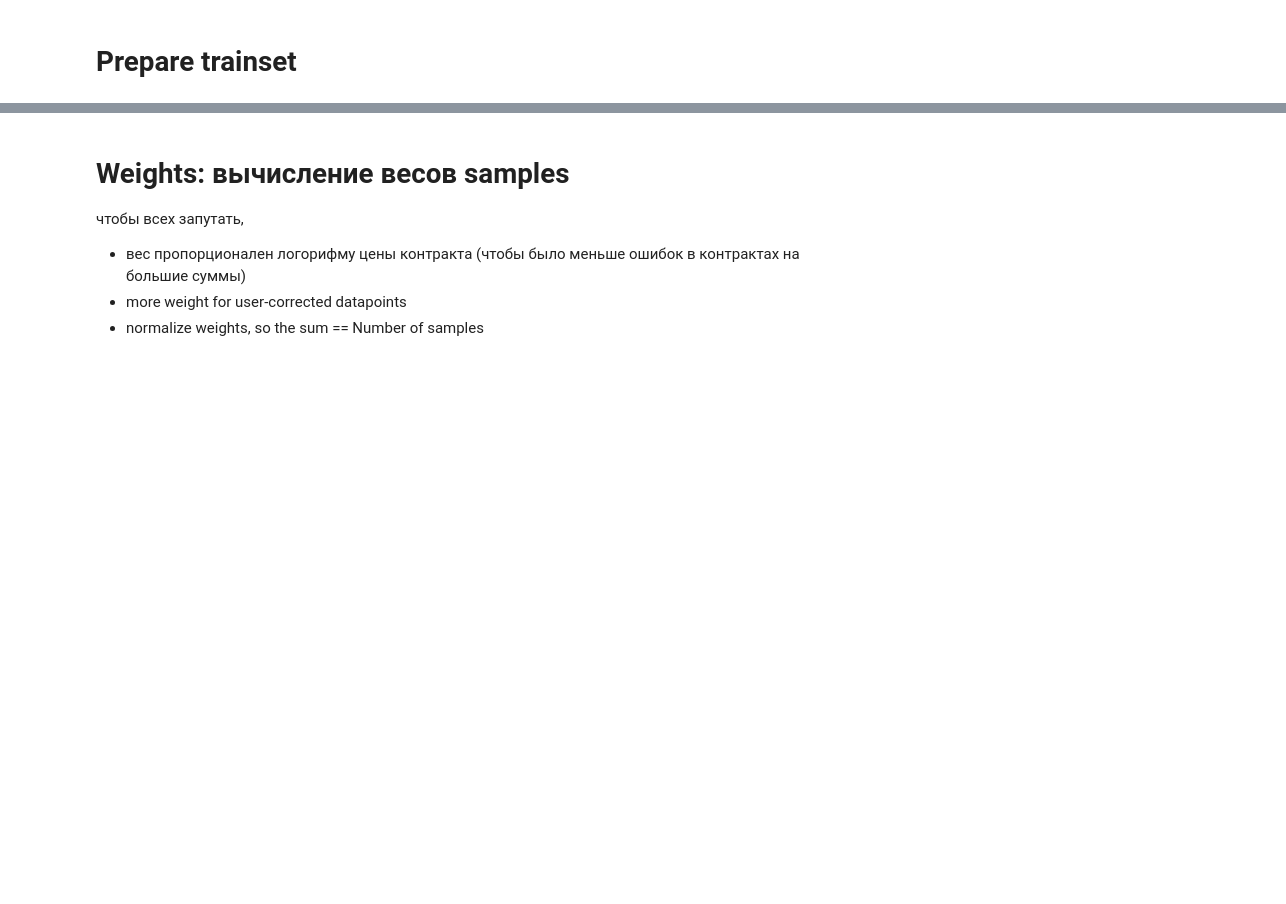
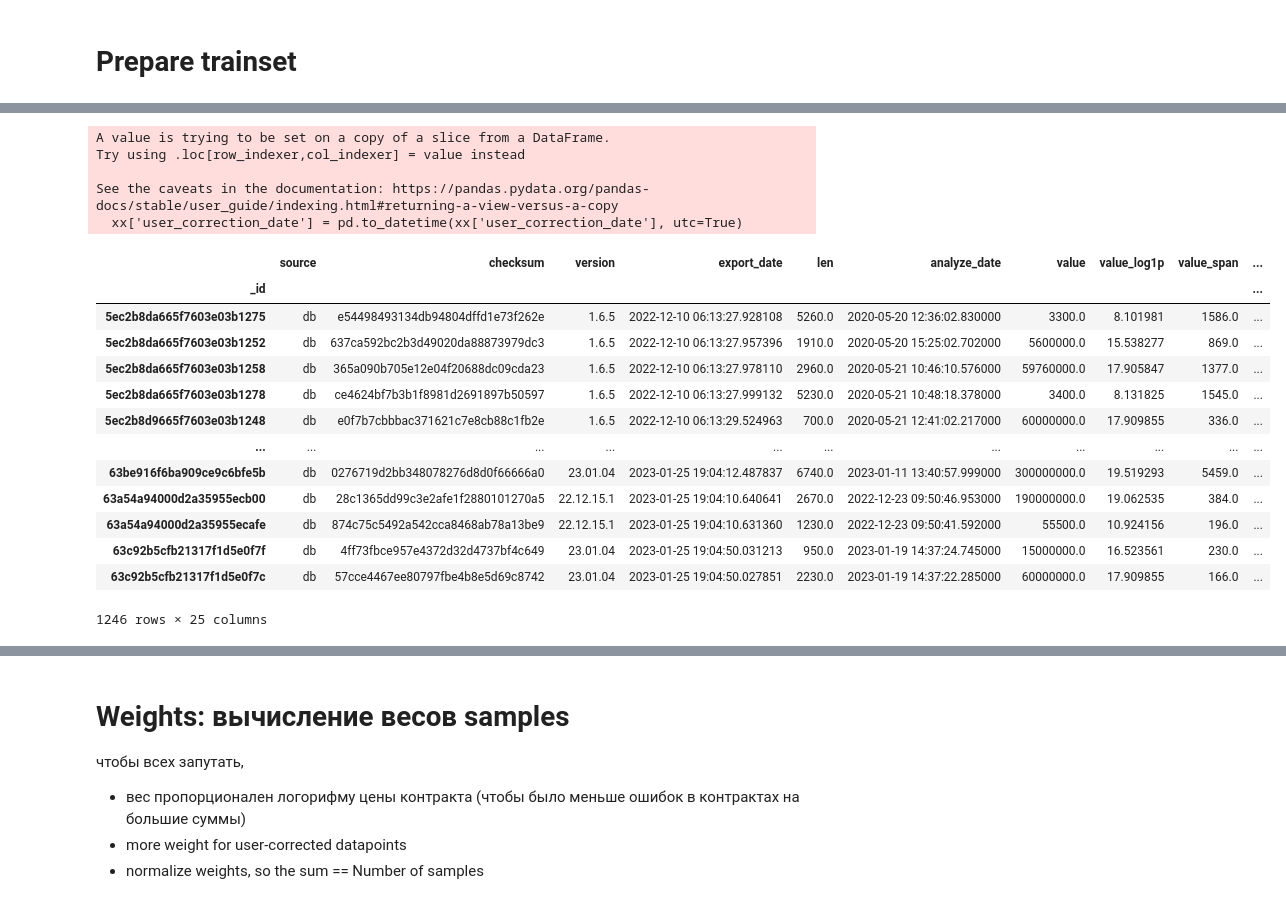
Before and after one commit to LitJane/analyser, a Jupyter notebook: trainsets/retrain_contract_uber_model.ipynb, the cells around one changed output, grey strips where cells are left out. Saved outputs shown, nothing was run; the diff lists cells and outputs as text; code cells hidden in the pictures; blank space fills up the shorter version.

```diff
--- a/trainsets/retrain_contract_uber_model.ipynb
+++ b/trainsets/retrain_contract_uber_model.ipynb
@@ -159,0 +218,33 @@ print(work_dir)
+# %%
+xx = stats.loc[stats['user_correction_date'].notnull()]
+xx['user_correction_date'] = pd.to_datetime(xx['user_correction_date'], utc=True)
+
+
+# xx['user_correction_date'] = xx['user_correction_date'].astype('datetime64[ns]')
+
+
+# xx.to_datetime(df_res['DateTime'], utc=True)
+
+# xx['user_correction_date'] = xx['user_correction_date'].dt.tz_localize(None)
+
+xx.sort_values(['user_correction_date'])
+# %% [output]
+A value is trying to be set on a copy of a slice from a DataFrame.
+Try using .loc[row_indexer,col_indexer] = value instead
+
+See the caveats in the documentation: https://pandas.pydata.org/pandas-docs/stable/user_guide/indexing.html#returning-a-view-versus-a-copy
+  xx['user_correction_date'] = pd.to_datetime(xx['user_correction_date'], utc=True)
+|  | source | checksum | version | export_date | len | analyze_date | value | value_log1p | value_span | ... |
+| _id |  |  |  |  |  |  |  |  |  | ... |
+| 5ec2b8da665f7603e03b1275 | db | e54498493134db94804dffd1e73f262e | 1.6.5 | 2022-12-10 06:13:27.928108 | 5260.0 | 2020-05-20 12:36:02.830000 | 3300.0 | 8.101981 | 1586.0 | ... |
+| 5ec2b8da665f7603e03b1252 | db | 637ca592bc2b3d49020da88873979dc3 | 1.6.5 | 2022-12-10 06:13:27.957396 | 1910.0 | 2020-05-20 15:25:02.702000 | 5600000.0 | 15.538277 | 869.0 | ... |
+| 5ec2b8da665f7603e03b1258 | db | 365a090b705e12e04f20688dc09cda23 | 1.6.5 | 2022-12-10 06:13:27.978110 | 2960.0 | 2020-05-21 10:46:10.576000 | 59760000.0 | 17.905847 | 1377.0 | ... |
+| 5ec2b8da665f7603e03b1278 | db | ce4624bf7b3b1f8981d2691897b50597 | 1.6.5 | 2022-12-10 06:13:27.999132 | 5230.0 | 2020-05-21 10:48:18.378000 | 3400.0 | 8.131825 | 1545.0 | ... |
+| 5ec2b8d9665f7603e03b1248 | db | e0f7b7cbbbac371621c7e8cb88c1fb2e | 1.6.5 | 2022-12-10 06:13:29.524963 | 700.0 | 2020-05-21 12:41:02.217000 | 60000000.0 | 17.909855 | 336.0 | ... |
+| ... | ... | ... | ... | ... | ... | ... | ... | ... | ... | ... |
+| 63be916f6ba909ce9c6bfe5b | db | 0276719d2bb348078276d8d0f66666a0 | 23.01.04 | 2023-01-25 19:04:12.487837 | 6740.0 | 2023-01-11 13:40:57.999000 | 300000000.0 | 19.519293 | 5459.0 | ... |
+| 63a54a94000d2a35955ecb00 | db | 28c1365dd99c3e2afe1f2880101270a5 | 22.12.15.1 | 2023-01-25 19:04:10.640641 | 2670.0 | 2022-12-23 09:50:46.953000 | 190000000.0 | 19.062535 | 384.0 | ... |
+| 63a54a94000d2a35955ecafe | db | 874c75c5492a542cca8468ab78a13be9 | 22.12.15.1 | 2023-01-25 19:04:10.631360 | 1230.0 | 2022-12-23 09:50:41.592000 | 55500.0 | 10.924156 | 196.0 | ... |
+| 63c92b5cfb21317f1d5e0f7f | db | 4ff73fbce957e4372d32d4737bf4c649 | 23.01.04 | 2023-01-25 19:04:50.031213 | 950.0 | 2023-01-19 14:37:24.745000 | 15000000.0 | 16.523561 | 230.0 | ... |
+| 63c92b5cfb21317f1d5e0f7c | db | 57cce4467ee80797fbe4b8e5d69c8742 | 23.01.04 | 2023-01-25 19:04:50.027851 | 2230.0 | 2023-01-19 14:37:22.285000 | 60000000.0 | 17.909855 | 166.0 | ... |
+1246 rows × 25 columns
```
Also changed, not shown: parts of 55 cells of this notebook, 9 other files.
